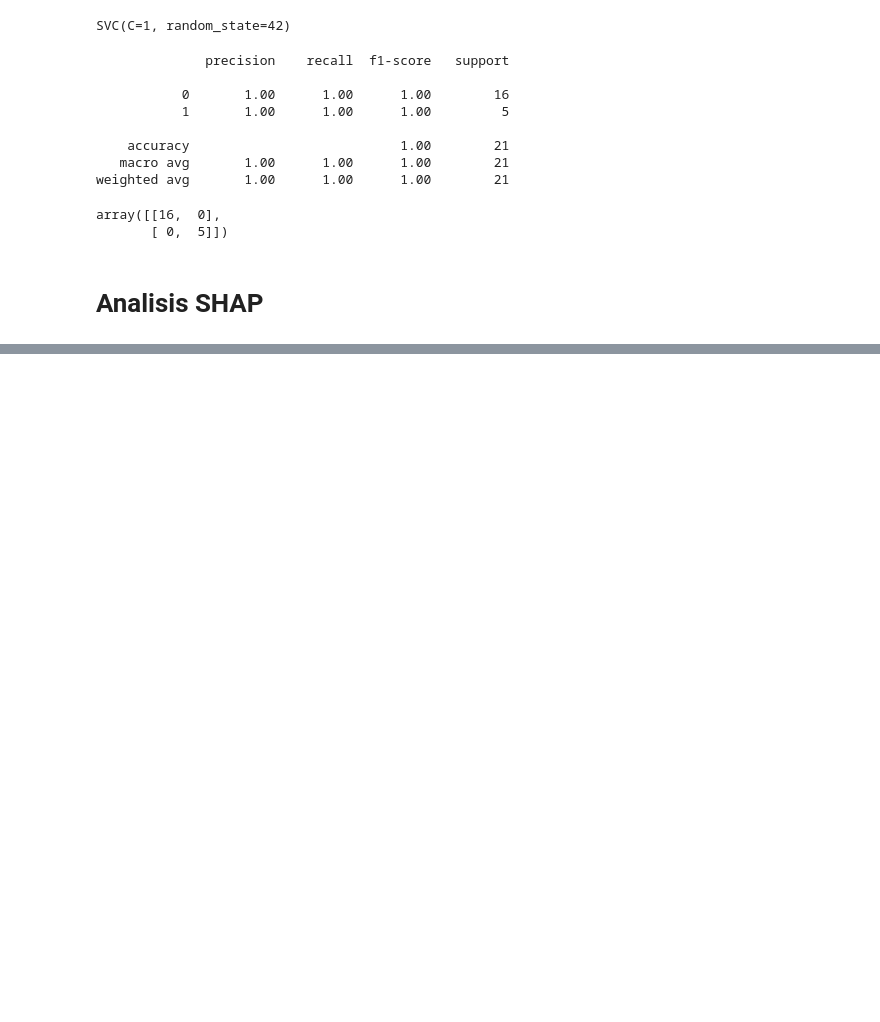
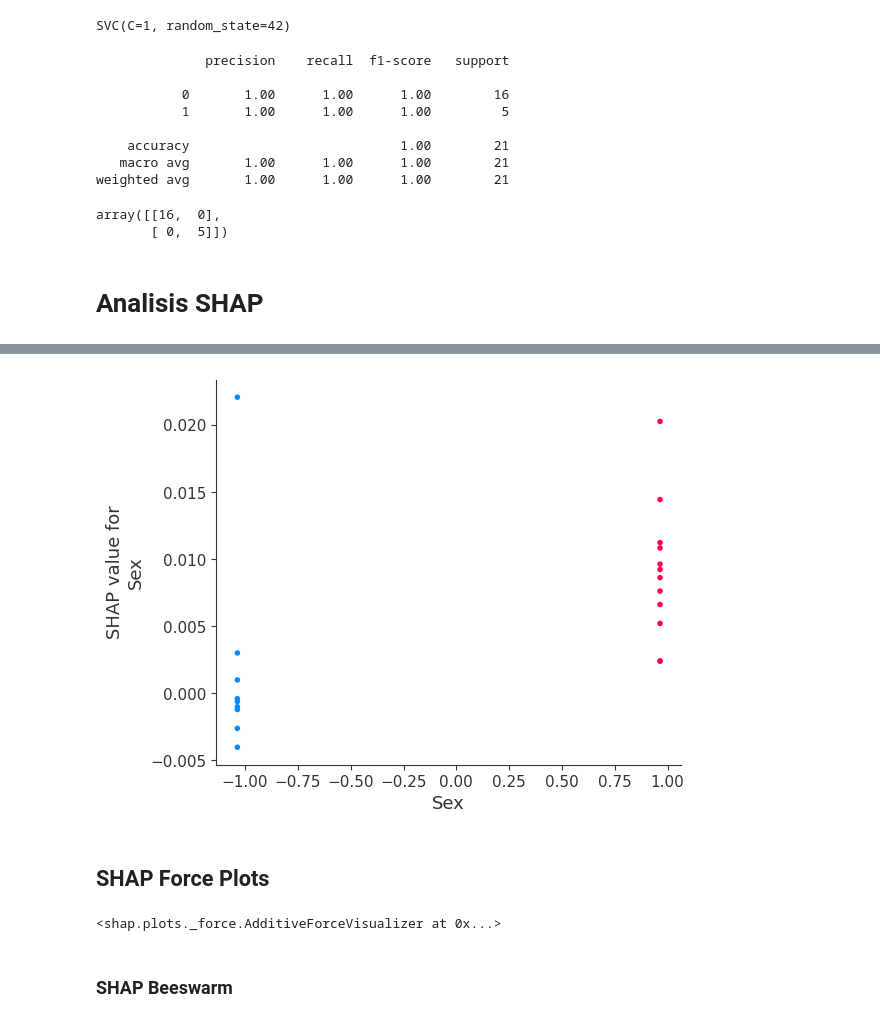
Before and after one commit to moraleseoscar/AnaemiaPredictionEDA, a Jupyter notebook: SVMModel.ipynb, the cells around one changed output, grey strips where cells are left out. Saved outputs shown, nothing was run; the diff lists cells and outputs as text; code cells hidden in the pictures; blank space fills up the shorter version.

```diff
--- a/SVMModel.ipynb
+++ b/SVMModel.ipynb
@@ -113,3 +115,16 @@ shap.plots.bar(shap_values)
+# %%
+shap.dependence_plot('Sex', shap_values.values, X_test_scaled, interaction_index='Sex')
+# %% [output]
+[figure, added]
+# %% [markdown]
+## SHAP Force Plots
+# %%
+# Shap force plots
+shap.plots.force(shap_values[0])
+# %% [output]
+<shap.plots._force.AdditiveForceVisualizer at 0x...>
+# %% [markdown]
+### SHAP Beeswarm
 # %%
 shap.plots.beeswarm(shap_values)
 # %% [output]
```
Also changed, not shown: parts of 12 cells of this notebook.
